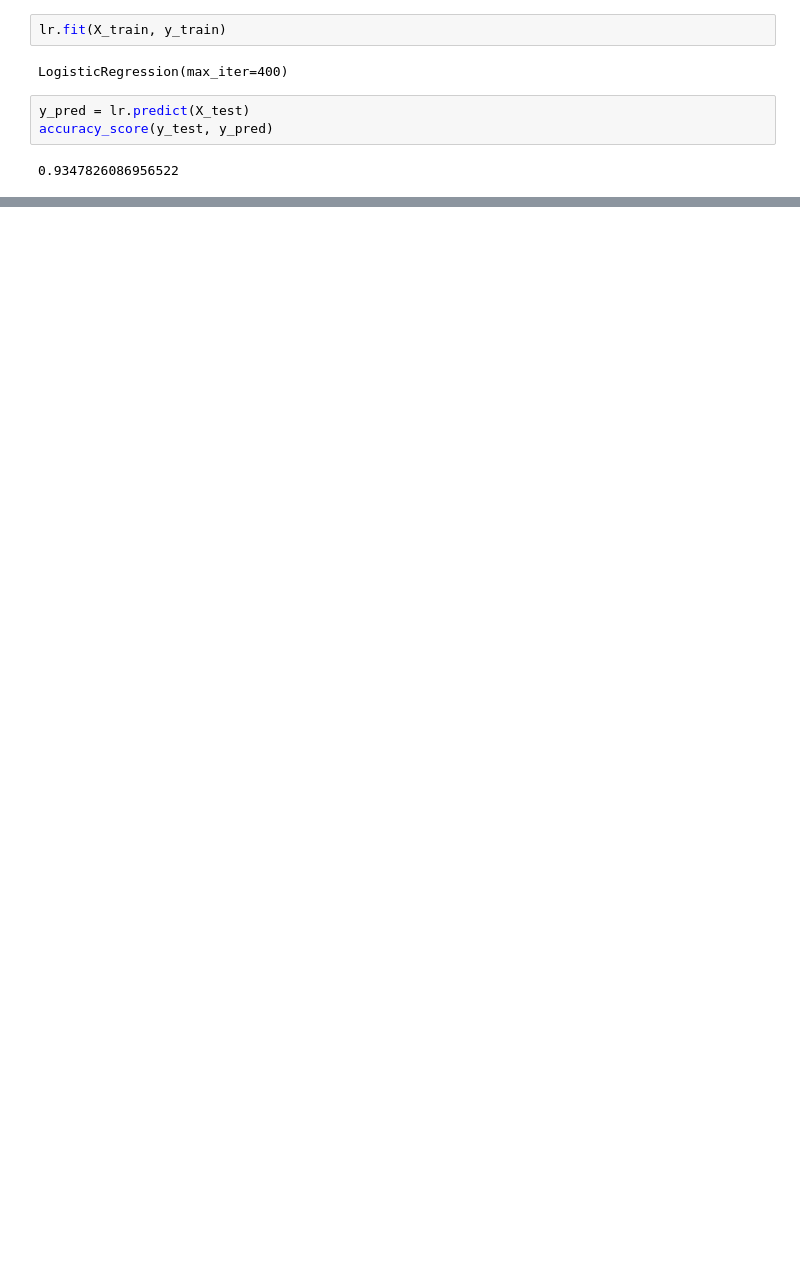
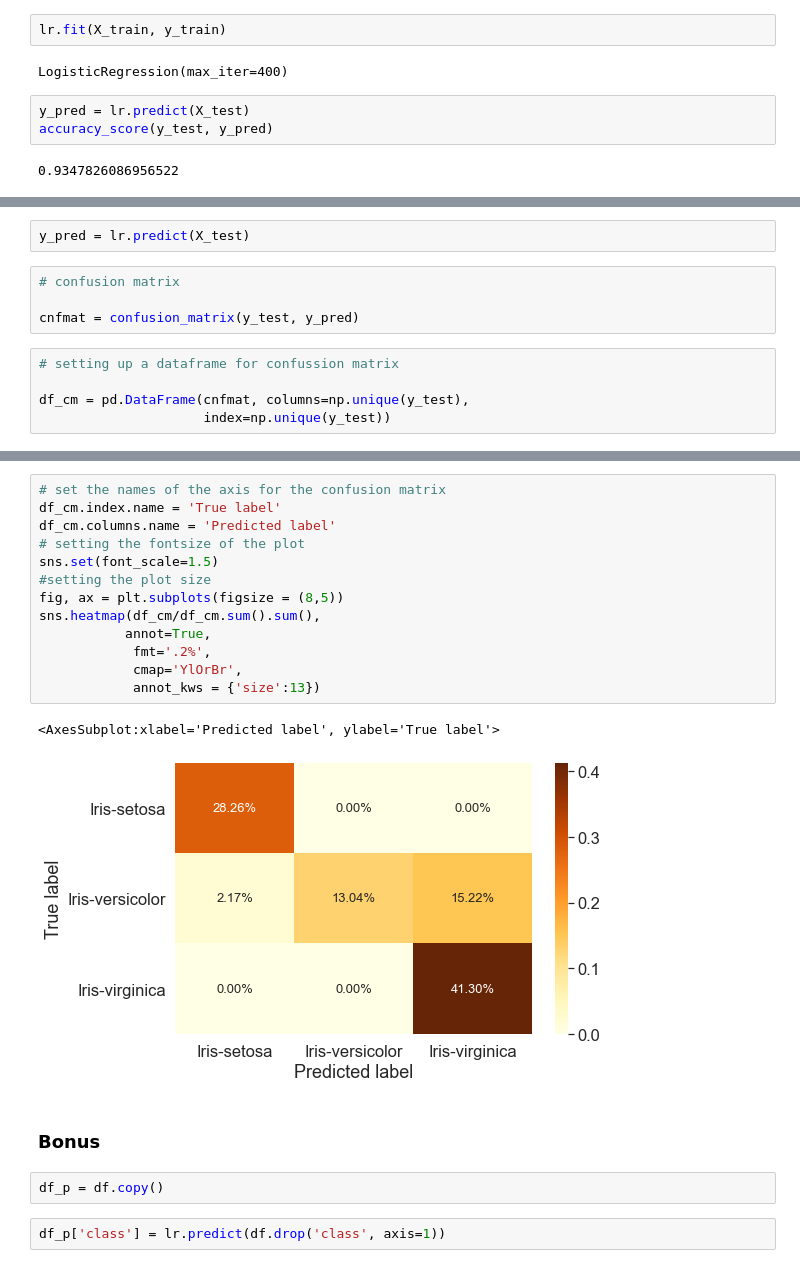
Before and after one commit to vonate5/class_LABS, a Jupyter notebook: Semana 4/09112021/Iris.ipynb, the cells around one changed output, grey strips where cells are left out. Saved outputs shown, nothing was run; the diff lists cells and outputs as text; blank space fills up the shorter version.

```diff
--- a/Semana 4/09112021/Iris.ipynb
+++ b/Semana 4/09112021/Iris.ipynb
@@ -260,0 +292,11 @@ accuracy_score(y_test, y_pred)
+# %%
+y_pred = lr.predict(X_test)
+# %%
+# confusion matrix
+
+cnfmat = confusion_matrix(y_test, y_pred)
+# %%
+# setting up a dataframe for confussion matrix
+
+df_cm = pd.DataFrame(cnfmat, columns=np.unique(y_test),
+                     index=np.unique(y_test))
@@ -260,0 +310,22 @@ accuracy_score(y_test, y_pred)
+# %%
+# set the names of the axis for the confusion matrix
+df_cm.index.name = 'True label'
+df_cm.columns.name = 'Predicted label'
+# setting the fontsize of the plot
+sns.set(font_scale=1.5)
+#setting the plot size
+fig, ax = plt.subplots(figsize = (8,5))
+sns.heatmap(df_cm/df_cm.sum().sum(),
+           annot=True,
+            fmt='.2%',
+            cmap='YlOrBr',
+            annot_kws = {'size':13})
+# %% [output]
+<AxesSubplot:xlabel='Predicted label', ylabel='True label'>
+[figure, added]
+# %% [markdown]
+### Bonus
+# %%
+df_p = df.copy()
+# %%
+df_p['class'] = lr.predict(df.drop('class', axis=1))
```
Also changed, not shown: parts of 13 cells of this notebook, 7 other files.
